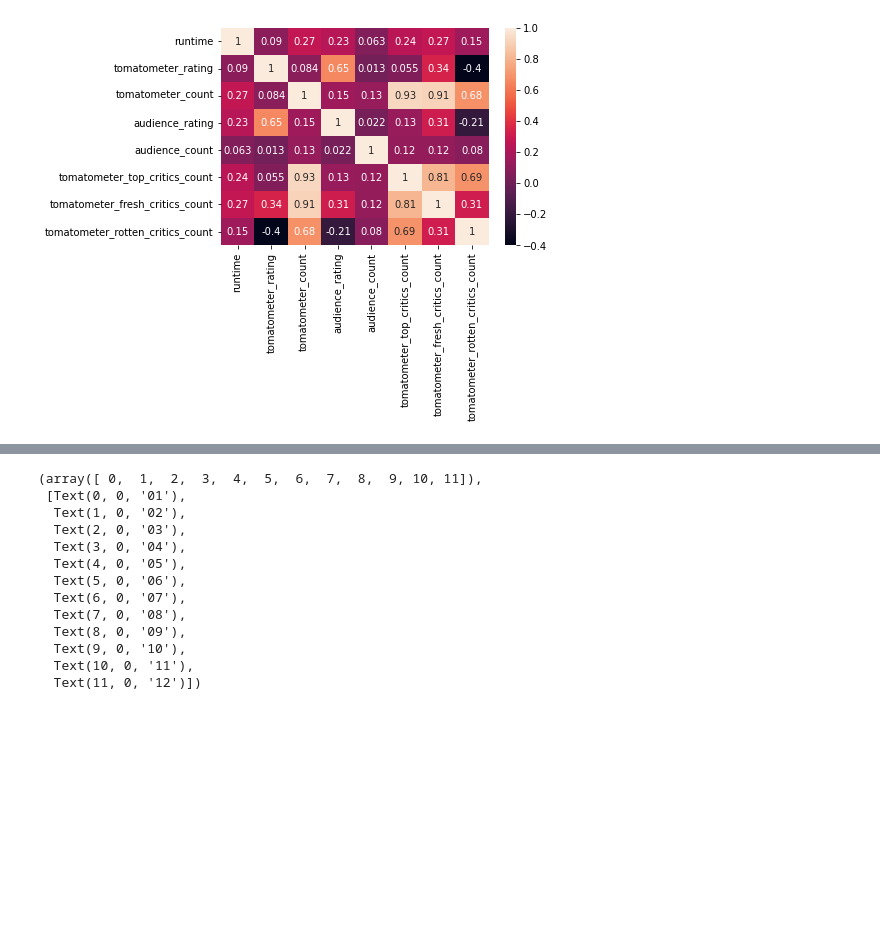
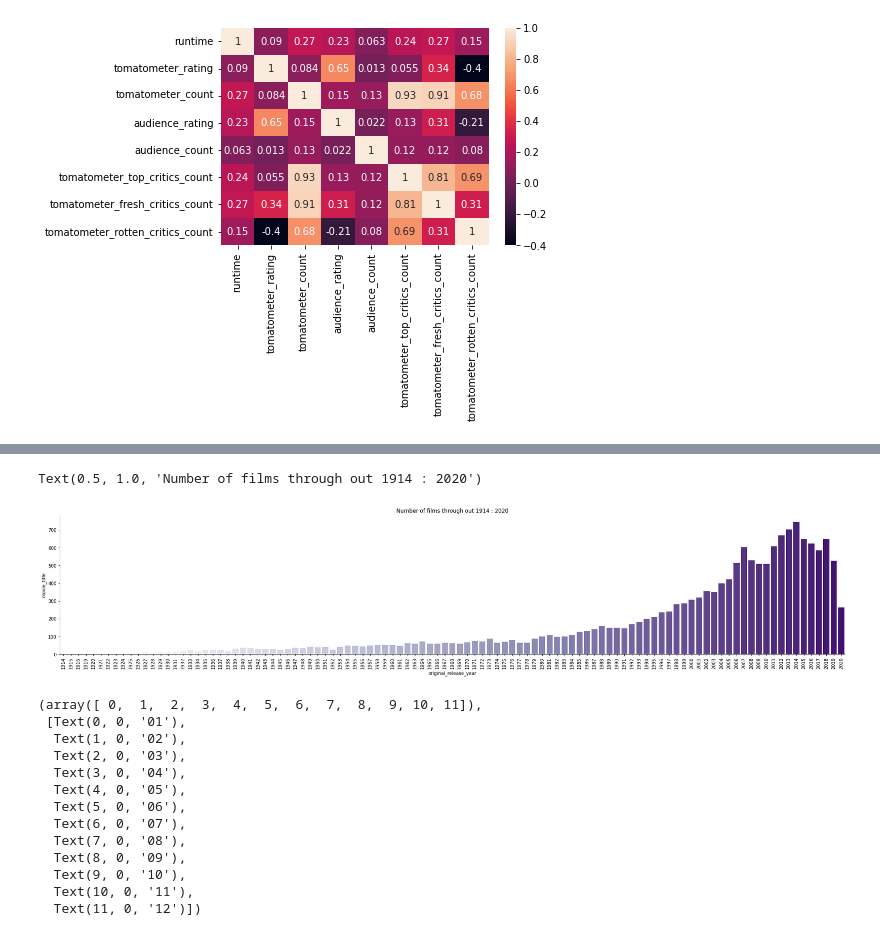
Before and after one commit to benvictoria17/DataAnalytics, a Jupyter notebook: [EDA]rotten_tomatoes.ipynb, the cells around one changed output, grey strips where cells are left out. Saved outputs shown, nothing was run; the diff lists cells and outputs as text; code cells hidden in the pictures; blank space fills up the shorter version.

```diff
--- a/[EDA]rotten_tomatoes.ipynb
+++ b/[EDA]rotten_tomatoes.ipynb
@@ -131,3 +137,15 @@ sns.heatmap(corr, annot=True)
+# %%
+tmp = film.groupby('original_release_year').agg({'movie_title':'count'}).reset_index()
+
+a=tmp[~(tmp['original_release_year'] == 'nan')]['original_release_year'].astype(int).min()
+b=tmp[~(tmp['original_release_year'] == 'nan')]['original_release_year'].astype(int).max()
+
+sns.catplot(data=tmp[~(tmp['original_release_year'] == 'nan')], kind='bar', x='original_release_year', y='movie_title', aspect=5, palette='Purples')
+plt.xticks(rotation=90)
+plt.title(f"Number of films through out {a} : {b}")
+# %% [output]
+Text(0.5, 1.0, 'Number of films through out 1914 : 2020')
+[figure, added]
 # %%
 tmp = film.groupby('original_release_month').agg({'movie_title':'count'}).reset_index()
 sns.catplot(data=tmp[~((tmp['original_release_month'] == 'nan') | (tmp['original_release_month'] == ''))], kind='bar', x='original_release_month', y='movie_title', aspect=5, palette='Purples')
```
Also changed, not shown: parts of 12 cells of this notebook.
